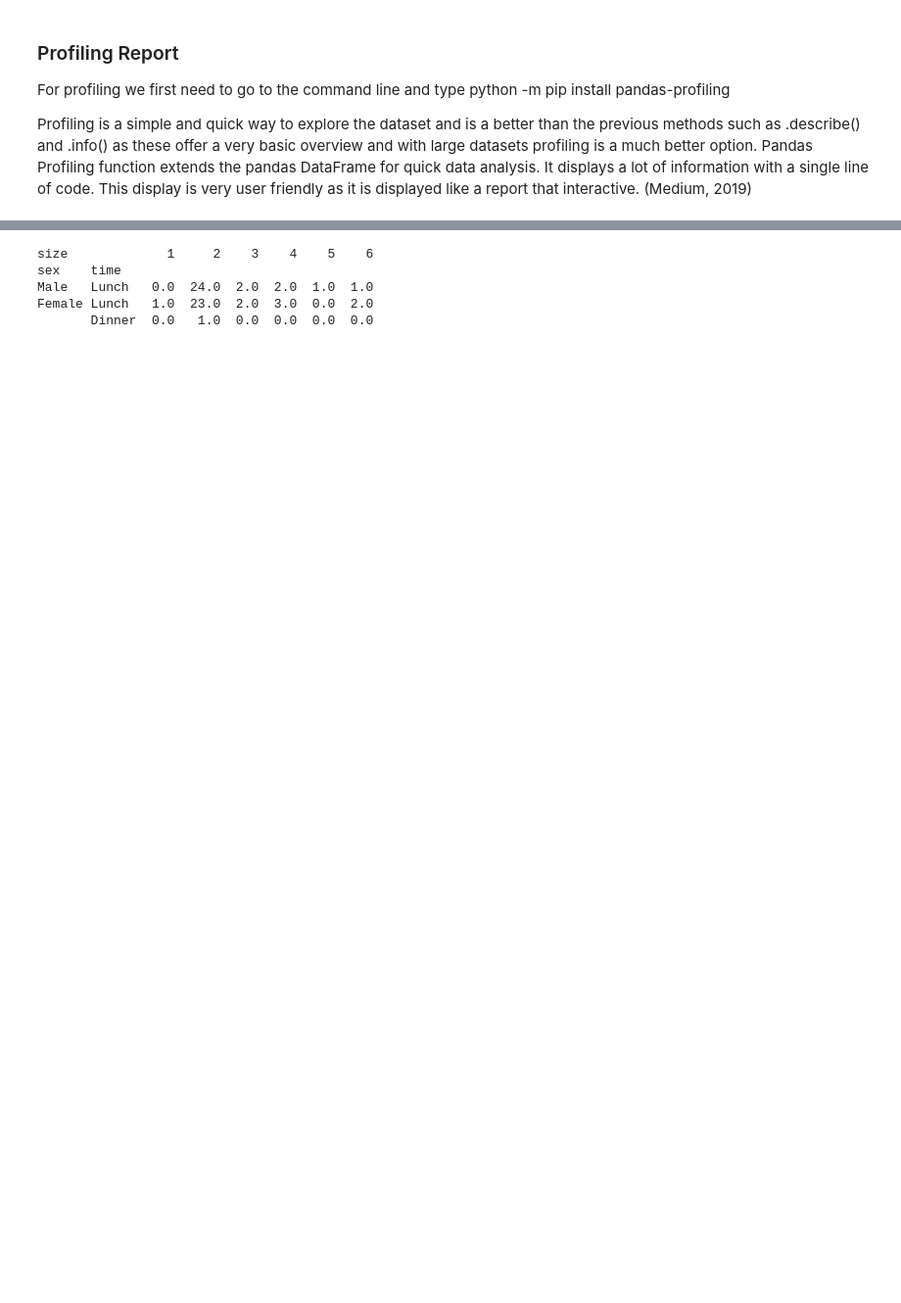
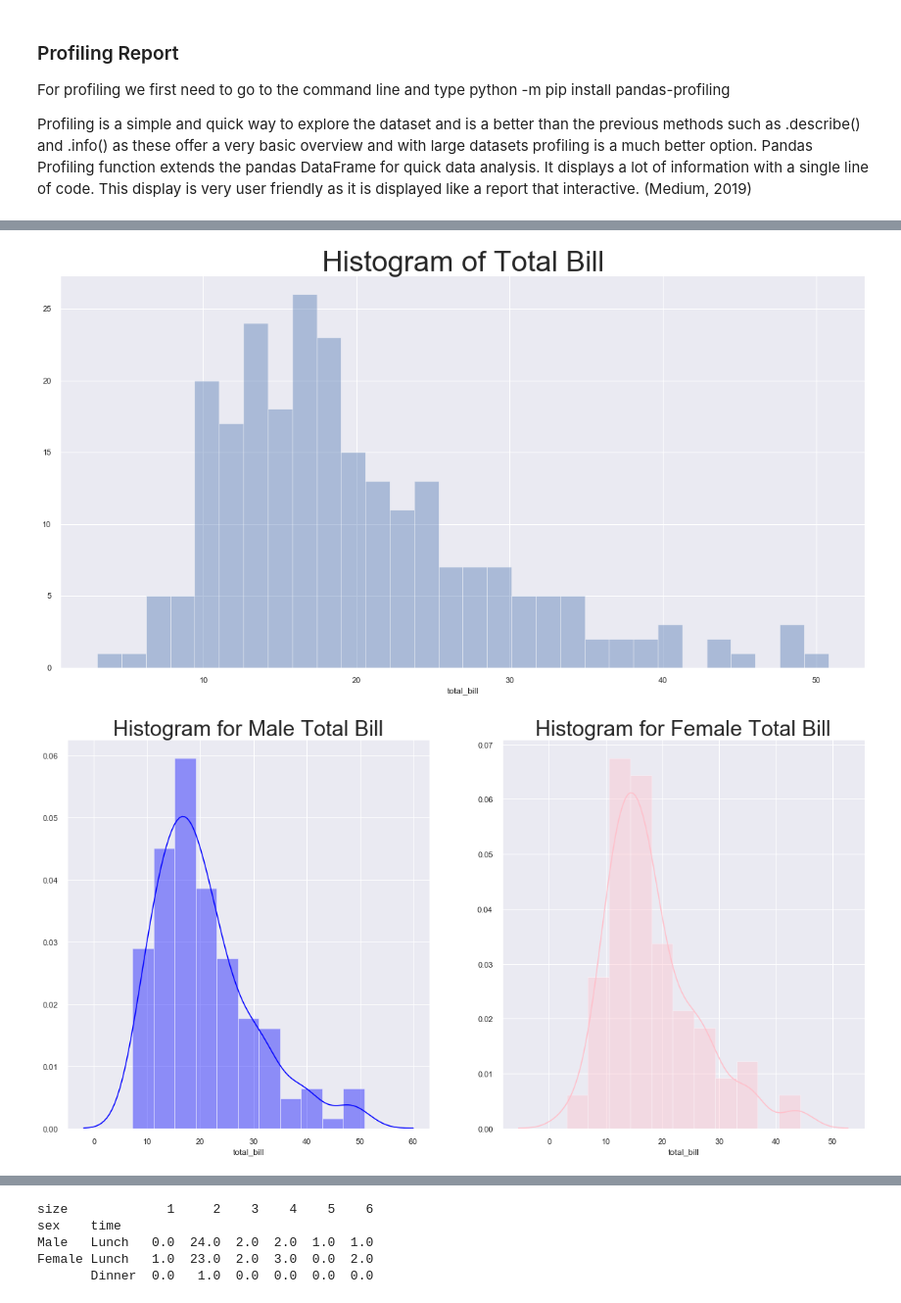
Before and after one commit to richardfeeney7/Fundamentals-Project, a Jupyter notebook: Fundamentals-Project 2019.ipynb, the cells around one changed output, grey strips where cells are left out. Shown at 98% size. Saved outputs shown, nothing was run; the diff lists cells and outputs as text; code cells hidden in the pictures; blank space fills up the shorter version.

```diff
--- a/Fundamentals-Project 2019.ipynb
+++ b/Fundamentals-Project 2019.ipynb
@@ -504,0 +461,23 @@ plt.show()
+# %%
+# Histogram, Bins allow us to view more accurate results.
+
+# Set the size of the histogram
+sns.set(rc={'figure.figsize':(20,10)})
+
+# Disply histogram
+sns.distplot(tips['total_bill'], kde=False, bins=30).set_title("Histogram of Total Bill", fontsize=40)
+
+
+# Histogram to compare Male and Female
+# https://www.shanelynn.ie/select-pandas-dataframe-rows-and-columns-using-iloc-loc-and-ix/
+# https://pythonbasics.org/seaborn-distplot/
+fig,axes=plt.subplots(1,2)
+male = tips.loc[tips["sex"] == "Male", ["sex", "total_bill"]]
+sns.distplot(male["total_bill"], color = "blue", ax=axes[0]).set_title("Histogram for Male Total Bill", fontsize=30)
+
+female = tips.loc[tips["sex"] == "Female", ["sex", "total_bill"]]
+sns.distplot(female["total_bill"], color = "pink", ax=axes[1]).set_title("Histogram for Female Total Bill", fontsize=30)
+plt.show()
+# %% [output]
+[figure, added]
+[figure, added]
```
Also changed, not shown: parts of 118 cells of this notebook, 1 other file.
